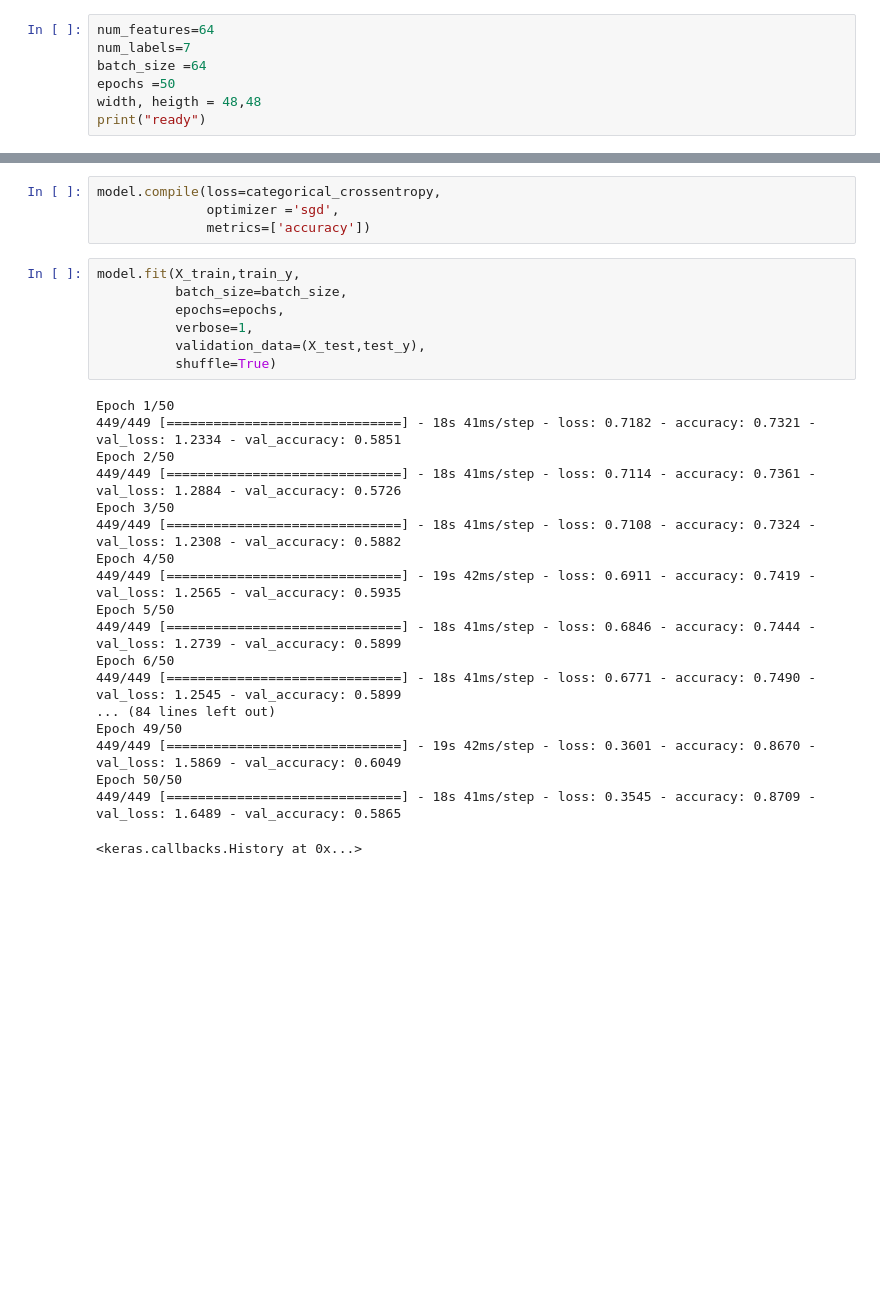
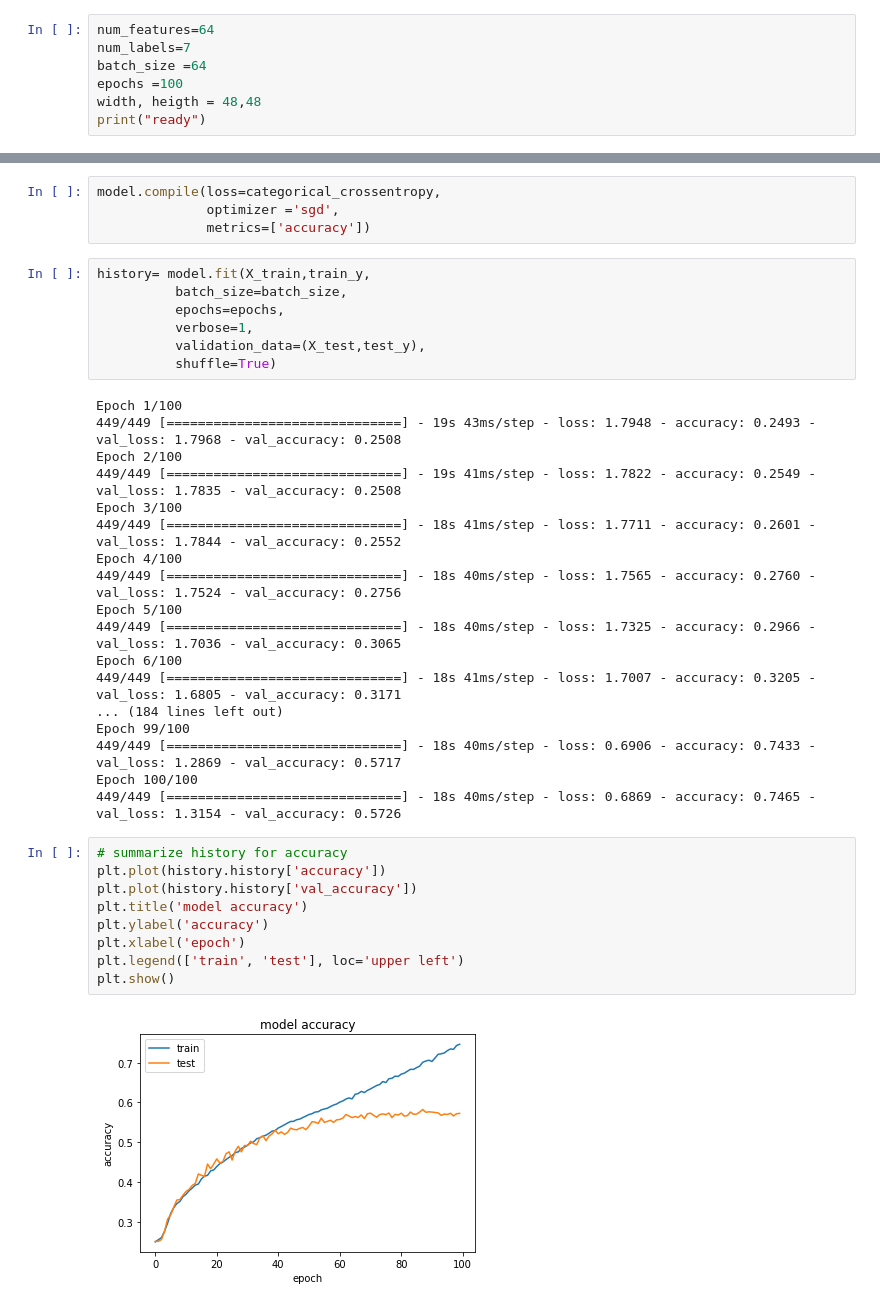
Before and after one commit to TheMalaland/Human_Face_Emotion_Recognition-_Using_ML, a Jupyter notebook: Emotion_Detection (1).ipynb, the cells around one changed output, grey strips where cells are left out. Saved outputs shown, nothing was run; the diff lists cells and outputs as text; blank space fills up the shorter version.

Commit message:
V2
Added plots

```diff
--- a/Emotion_Detection (1).ipynb
+++ b/Emotion_Detection (1).ipynb
@@ -53,7 +54,7 @@ ready
 num_features=64
 num_labels=7
 batch_size =64
-epochs =50
+epochs =100
 width, heigth = 48,48
 print("ready")
 # %% [output]
@@ -140,28 +141,38 @@ model.compile(loss=categorical_crossentropy,
               optimizer ='sgd',
               metrics=['accuracy'])
 # %%
-model.fit(X_train,train_y,
+history= model.fit(X_train,train_y,
           batch_size=batch_size,
           epochs=epochs,
           verbose=1,
           validation_data=(X_test,test_y),
           shuffle=True)
 # %% [output]
-Epoch 1/50
-449/449 [==============================] - 18s 41ms/step - loss: 0.7182 - accuracy: 0.7321 - val_loss: 1.2334 - val_accuracy: 0.5851
-Epoch 2/50
-449/449 [==============================] - 18s 41ms/step - loss: 0.7114 - accuracy: 0.7361 - val_loss: 1.2884 - val_accuracy: 0.5726
-Epoch 3/50
-449/449 [==============================] - 18s 41ms/step - loss: 0.7108 - accuracy: 0.7324 - val_loss: 1.2308 - val_accuracy: 0.5882
-Epoch 4/50
-449/449 [==============================] - 19s 42ms/step - loss: 0.6911 - accuracy: 0.7419 - val_loss: 1.2565 - val_accuracy: 0.5935
-Epoch 5/50
-449/449 [==============================] - 18s 41ms/step - loss: 0.6846 - accuracy: 0.7444 - val_loss: 1.2739 - val_accuracy: 0.5899
-Epoch 6/50
-449/449 [==============================] - 18s 41ms/step - loss: 0.6771 - accuracy: 0.7490 - val_loss: 1.2545 - val_accuracy: 0.5899
-... (84 lines left out)
-Epoch 49/50
-449/449 [==============================] - 19s 42ms/step - loss: 0.3601 - accuracy: 0.8670 - val_loss: 1.5869 - val_accuracy: 0.6049
-Epoch 50/50
-449/449 [==============================] - 18s 41ms/step - loss: 0.3545 - accuracy: 0.8709 - val_loss: 1.6489 - val_accuracy: 0.5865
+Epoch 1/100
+449/449 [==============================] - 19s 43ms/step - loss: 1.7948 - accuracy: 0.2493 - val_loss: 1.7968 - val_accuracy: 0.2508
+Epoch 2/100
+449/449 [==============================] - 19s 41ms/step - loss: 1.7822 - accuracy: 0.2549 - val_loss: 1.7835 - val_accuracy: 0.2508
+Epoch 3/100
+449/449 [==============================] - 18s 41ms/step - loss: 1.7711 - accuracy: 0.2601 - val_loss: 1.7844 - val_accuracy: 0.2552
+Epoch 4/100
+449/449 [==============================] - 18s 40ms/step - loss: 1.7565 - accuracy: 0.2760 - val_loss: 1.7524 - val_accuracy: 0.2756
+Epoch 5/100
+449/449 [==============================] - 18s 40ms/step - loss: 1.7325 - accuracy: 0.2966 - val_loss: 1.7036 - val_accuracy: 0.3065
+Epoch 6/100
+449/449 [==============================] - 18s 41ms/step - loss: 1.7007 - accuracy: 0.3205 - val_loss: 1.6805 - val_accuracy: 0.3171
+... (184 lines left out)
+Epoch 99/100
+449/449 [==============================] - 18s 40ms/step - loss: 0.6906 - accuracy: 0.7433 - val_loss: 1.2869 - val_accuracy: 0.5717
+Epoch 100/100
+449/449 [==============================] - 18s 40ms/step - loss: 0.6869 - accuracy: 0.7465 - val_loss: 1.3154 - val_accuracy: 0.5726
-<keras.callbacks.History at 0x...>
+# %%
+# summarize history for accuracy
+plt.plot(history.history['accuracy'])
+plt.plot(history.history['val_accuracy'])
+plt.title('model accuracy')
+plt.ylabel('accuracy')
+plt.xlabel('epoch')
+plt.legend(['train', 'test'], loc='upper left')
+plt.show()
+# %% [output]
+[figure, added]
```
Also changed, not shown: parts of 3 cells of this notebook, 1 other file.
